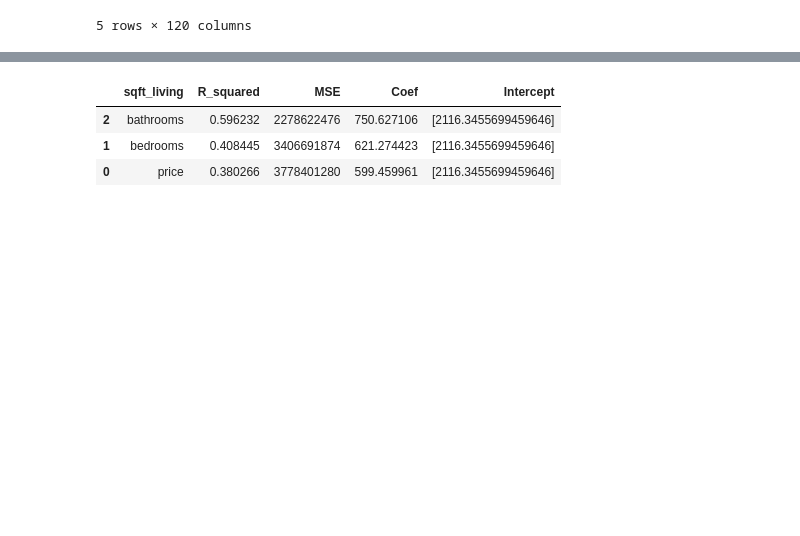
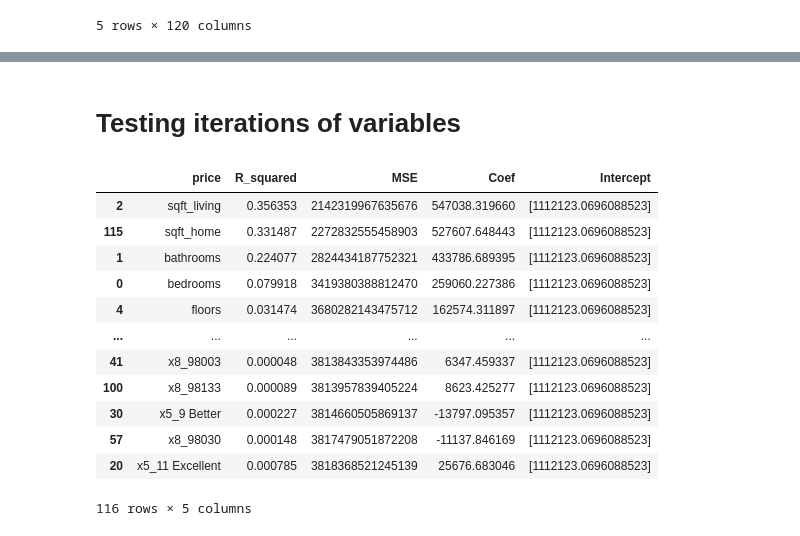
Before and after one commit to alexanderdaffara/HousingSalesRegression, a Jupyter notebook: Andre_Notebook.ipynb, the cells around one changed output, grey strips where cells are left out. Saved outputs shown, nothing was run; the diff lists cells and outputs as text; code cells hidden in the pictures; blank space fills up the shorter version.

Commit message:
cleaned sqft house

```diff
--- a/Andre_Notebook.ipynb
+++ b/Andre_Notebook.ipynb
@@ -553,0 +656,3 @@ Length: 106, dtype: int64
+# %%
+num_cat_df["sqft_home"] = (num_cat_df['sqft_above'] + num_cat_df['sqft_basement'] + num_cat_df['sqft_garage'] + num_cat_df['sqft_patio'])
+num_cat_df.head()
@@ -553,0 +667,2 @@ Length: 106, dtype: int64
+# %%
+num_cat_df = num_cat_df.drop(columns=["sqft_above", "sqft_basement", "sqft_garage", "sqft_patio"])
@@ -553,0 +682,2 @@ Length: 106, dtype: int64
+# %%
+num_cat_df = num_cat_df.drop(num_cat_df.loc[num_cat_df["sqft_home"] > 15000.0].index)
@@ -554,12 +688,24 @@ Length: 106, dtype: int64
+# %% [markdown]
+# Testing iterations of variables
 # %%
-y = "sqft_living"
-model_cols = list(num_cat_df.drop(columns = [y,"sqft_above", "sqft_garage","sqft_patio", "sqft_basement", "sqft_lot","yr_renovated"],  axis=1).columns)
-X_df = stats_test(num_cat_df,model_cols,y)
-tester = X_df.sort_values(by="MSE", ascending=True).head(3)
+y_main= "price"
+to_drop = [y_main]
+model_cols = list(num_cat_df.drop(columns=to_drop, axis=1).columns)
+X_df = stats_test(num_cat_df,model_cols,y_main)
+tester = X_df.sort_values(by="MSE", ascending=True)
 tester
 # %% [output]
-|  | sqft_living | R_squared | MSE | Coef | Intercept |
-| 2 | bathrooms | 0.596232 | 2278622476 | 750.627106 | [2116.3455699459646] |
-| 1 | bedrooms | 0.408445 | 3406691874 | 621.274423 | [2116.3455699459646] |
-| 0 | price | 0.380266 | 3778401280 | 599.459961 | [2116.3455699459646] |
+|  | price | R_squared | MSE | Coef | Intercept |
+| 2 | sqft_living | 0.356353 | 2142319967635676 | 547038.319660 | [1112123.0696088523] |
+| 115 | sqft_home | 0.331487 | 2272832555458903 | 527607.648443 | [1112123.0696088523] |
+| 1 | bathrooms | 0.224077 | 2824434187752321 | 433786.689395 | [1112123.0696088523] |
+| 0 | bedrooms | 0.079918 | 3419380388812470 | 259060.227386 | [1112123.0696088523] |
+| 4 | floors | 0.031474 | 3680282143475712 | 162574.311897 | [1112123.0696088523] |
+| ... | ... | ... | ... | ... | ... |
+| 41 | x8_98003 | 0.000048 | 3813843353974486 | 6347.459337 | [1112123.0696088523] |
+| 100 | x8_98133 | 0.000089 | 3813957839405224 | 8623.425277 | [1112123.0696088523] |
+| 30 | x5_9 Better | 0.000227 | 3814660505869137 | -13797.095357 | [1112123.0696088523] |
+| 57 | x8_98030 | 0.000148 | 3817479051872208 | -11137.846169 | [1112123.0696088523] |
+| 20 | x5_11 Excellent | 0.000785 | 3818368521245139 | 25676.683046 | [1112123.0696088523] |
+116 rows × 5 columns
 # %%
```
Also changed, not shown: parts of 61 cells of this notebook.
